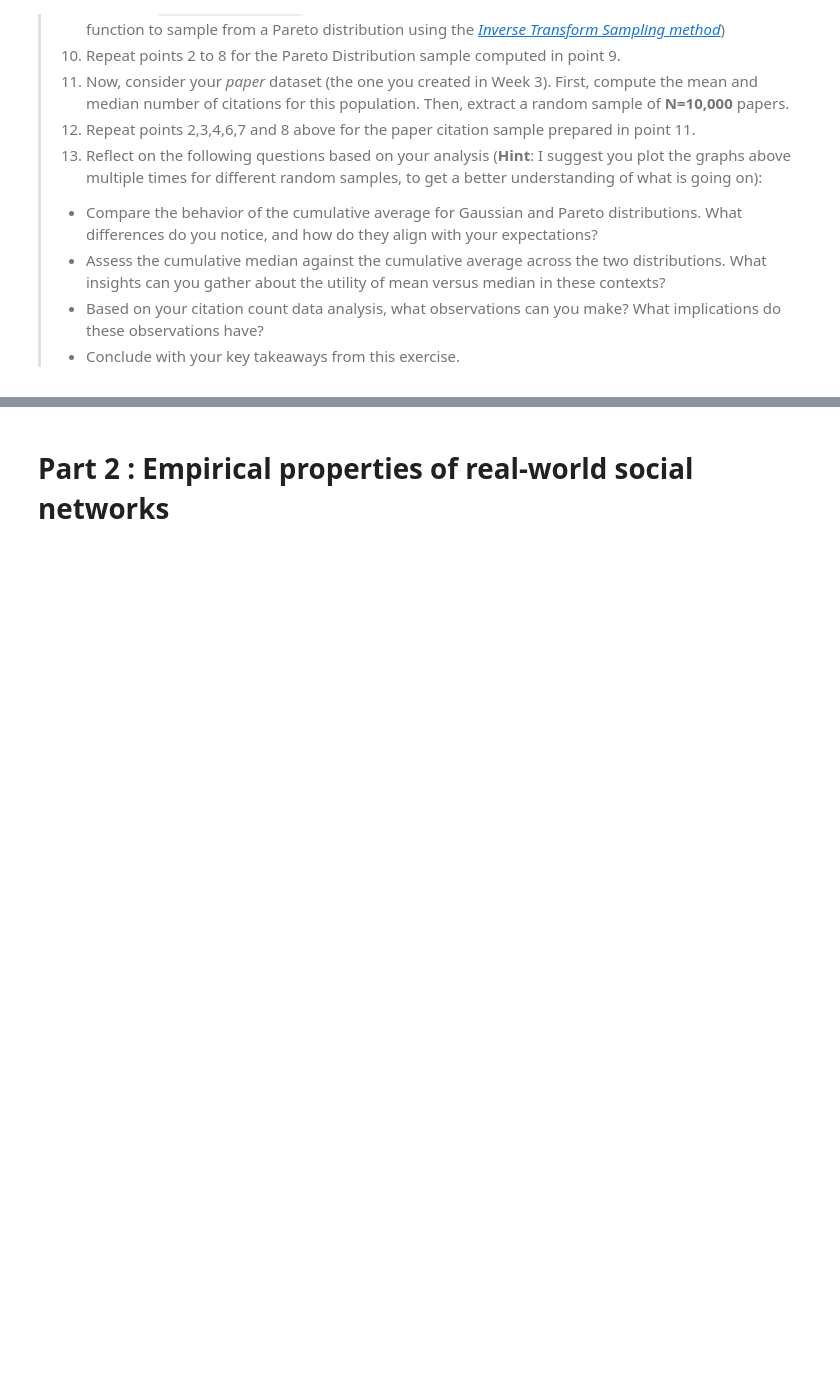
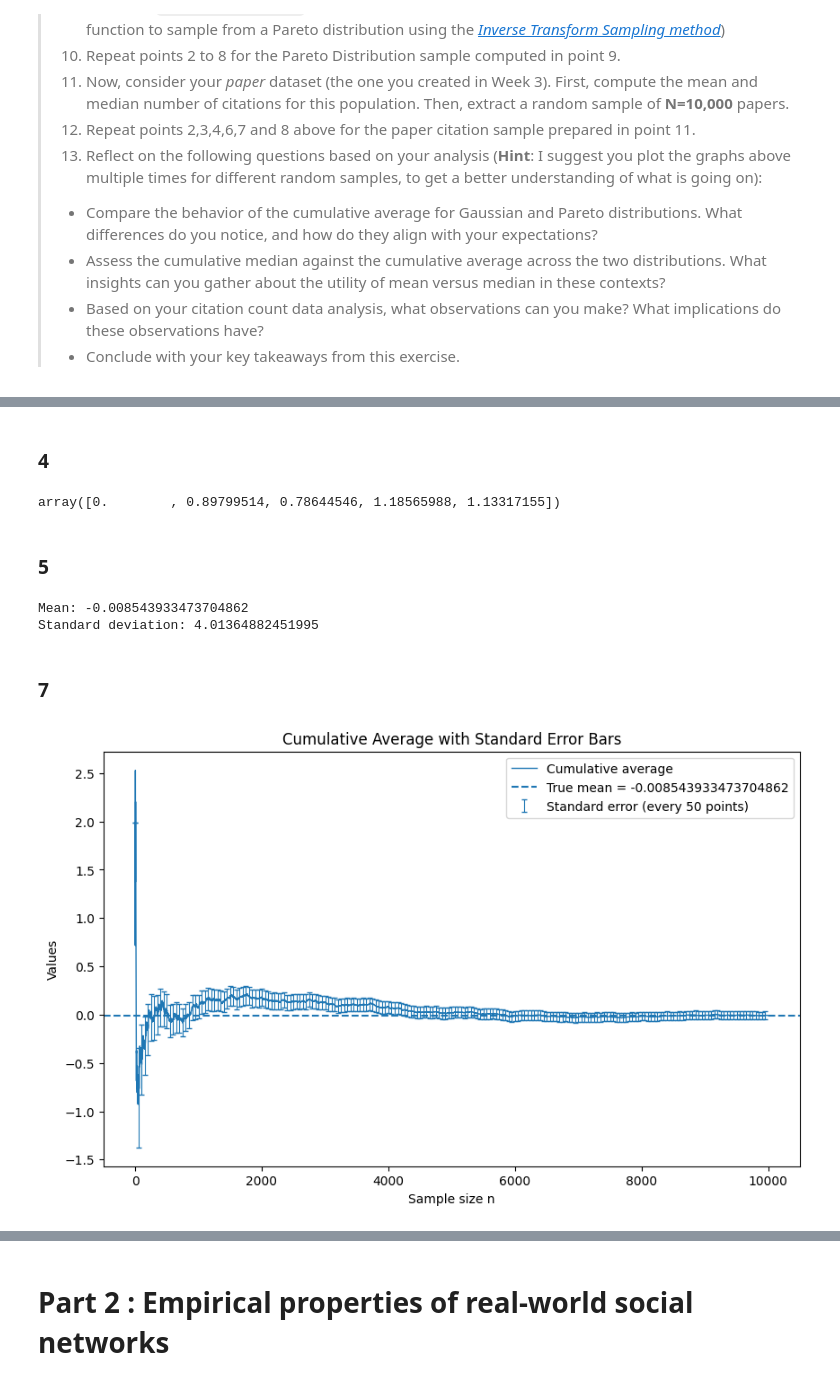
Before and after one commit to Mikel-Yu/comsocsci2026_private, a Jupyter notebook: lectures/Week5.ipynb, the cells around one changed output, grey strips where cells are left out. Drawn from its saved outputs; the diff is of its cells as text; code cells hidden in the pictures; blank space fills up the shorter version.

```diff
--- a/lectures/Week5.ipynb
+++ b/lectures/Week5.ipynb
@@ -65,0 +114,63 @@ However, this principle can fail with heavy-tailed distributions where the expec
+# %% [markdown]
+### 4
+# %%
+# Cumulative sum of squares
+cumsum_X2 = np.cumsum(X**2)
+
+# Cumulative variance using formula:
+# Var = (1/n) * sum(X^2) - (mean)^2
+cum_var = (cumsum_X2 / n) - (cum_avg**2)
+
+# Numerical safety (avoid tiny negative values from floating point)
+cum_var = np.maximum(cum_var, 0)
+
+# Cumulative standard deviation
+cum_std = np.sqrt(cum_var)
+
+# Cumulative standard error
+cum_se = cum_std / np.sqrt(n)
+
+# Quick check
+cum_se[:5]
+# %% [output]
+array([0.        , 0.89799514, 0.78644546, 1.18565988, 1.13317155])
+# %% [markdown]
+### 5
+# %%
+# Basic statistics
+print("Mean:", np.mean(X))
+print("Standard deviation:", np.std(X))
+# %% [output]
+Mean: -0.008543933473704862
+Standard deviation: 4.01364882451995
+# %% [markdown]
+### 7
+# %%
+plt.figure(figsize=(10, 6))
+
+# Line plot: cumulative average
+plt.plot(n, cum_avg, linewidth=1, label="Cumulative average")
+
+# Error bars (subsample for readability/performance)
+step = 50  # set to 1 to draw an errorbar at every point
+idx = np.arange(0, N, step)
+
+plt.errorbar(
+    n[idx], cum_avg[idx],
+    yerr=cum_se[idx],
+    fmt="none",
+    capsize=2,
+    linewidth=0.8,
+    label=f"Standard error (every {step} points)"
+)
+
+# Horizontal line: true mean
+plt.axhline(np.mean(X), linestyle="--", linewidth=1.5, label=f"True mean = {np.mean(X)}")
+
+plt.title("Cumulative Average with Standard Error Bars")
+plt.xlabel("Sample size n")
+plt.ylabel("Values")
+plt.legend()
+plt.show()
+# %% [output]
+[figure, added]
```
Also changed, not shown: parts of 33 cells of this notebook.
